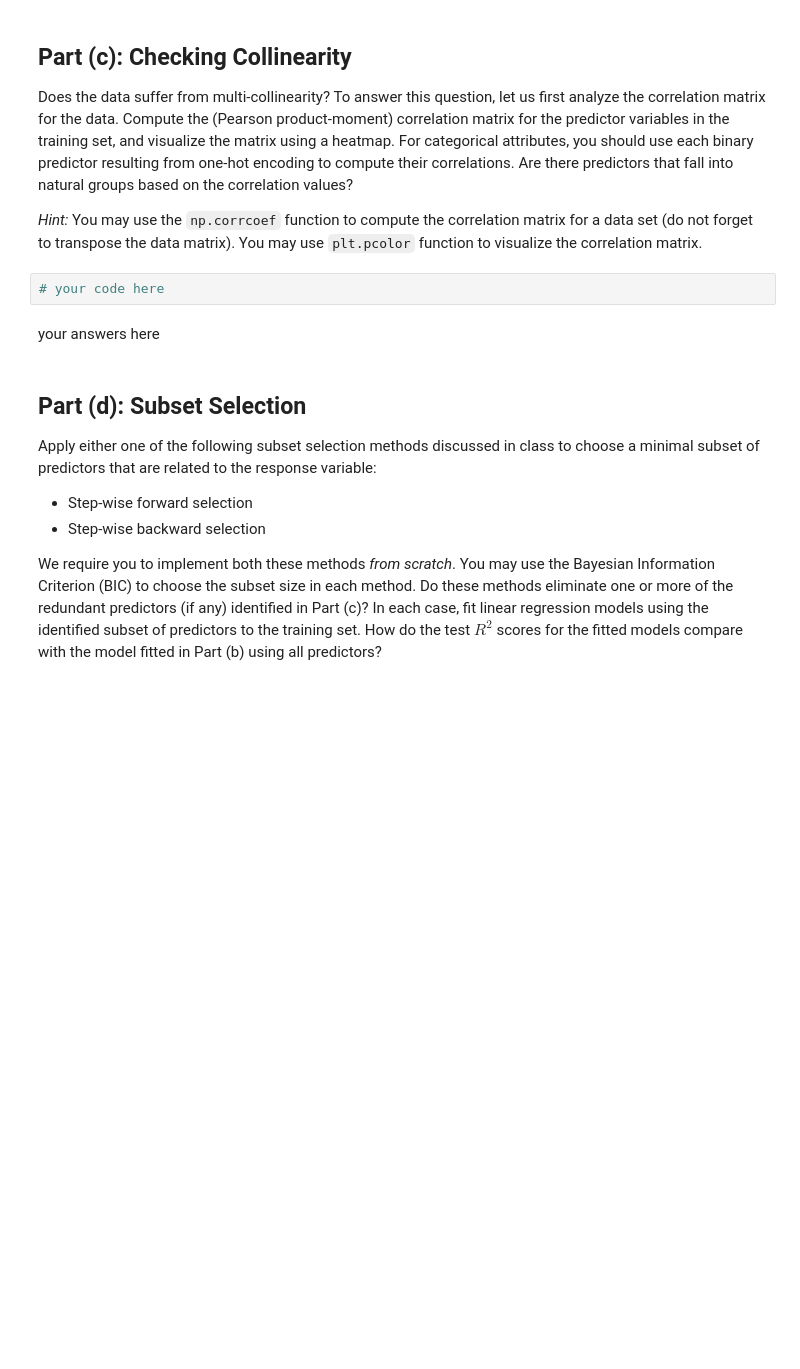
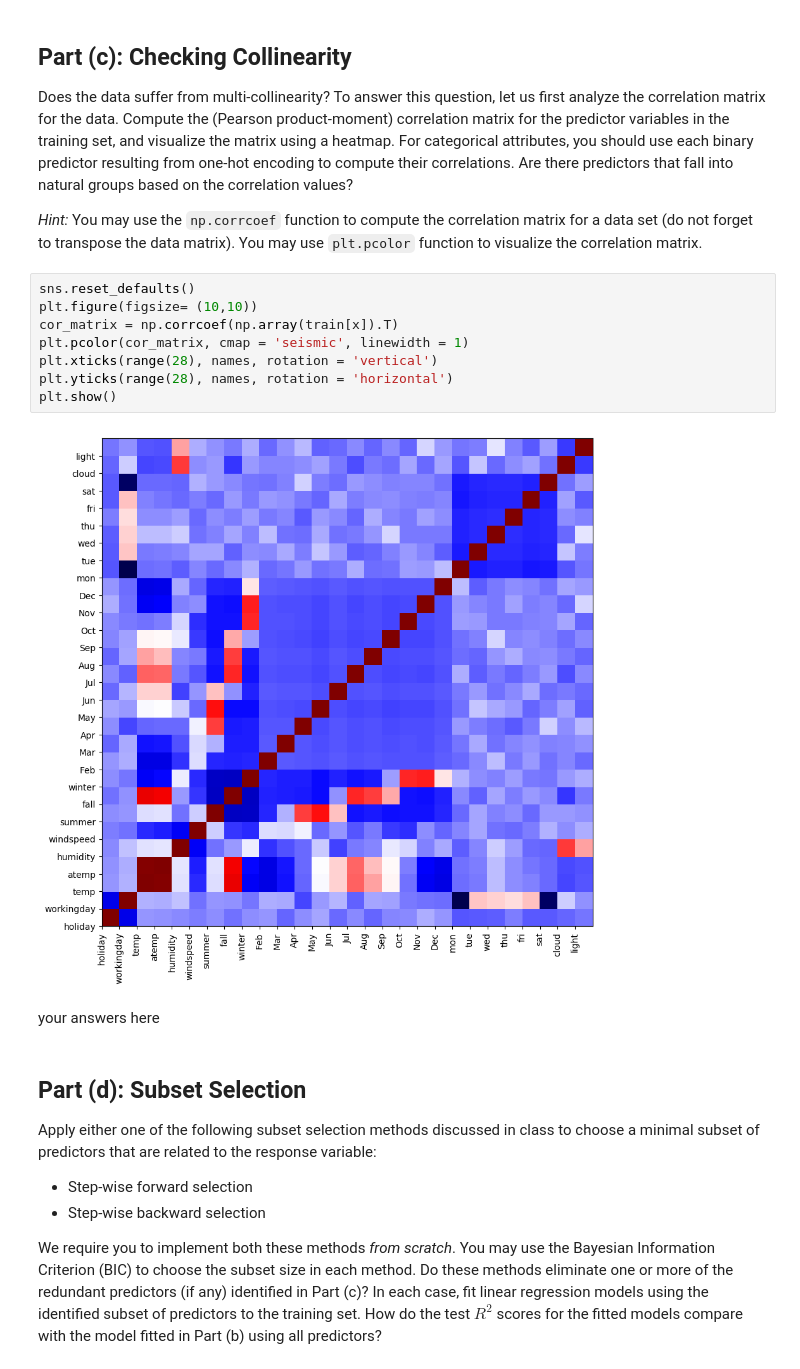
Before and after one commit to nondracek/CS109_GroupWork, a Jupyter notebook: 3/cs109a_hw3.ipynb, the cells around one changed output. Saved outputs shown, nothing was run; the diff lists cells and outputs as text; blank space fills up the shorter version.

```diff
--- a/3/cs109a_hw3.ipynb
+++ b/3/cs109a_hw3.ipynb
@@ -313,8 +314,16 @@ plt.show()
 Does the data suffer from multi-collinearity? To answer this question, let us first analyze the correlation matrix for the data. Compute the (Pearson product-moment) correlation matrix for the predictor variables in the training set, and visualize the matrix using a heatmap. For categorical attributes, you should use each binary predictor resulting from one-hot encoding to compute their correlations.  Are there predictors that fall into natural groups based on the correlation values?
 
 *Hint:* You may use the `np.corrcoef` function to compute the correlation matrix for a data set (do not forget to transpose the data matrix). You may use `plt.pcolor` function to visualize the correlation matrix.
-# %%
-# your code here
+# %%
+sns.reset_defaults()
+plt.figure(figsize= (10,10))
+cor_matrix = np.corrcoef(np.array(train[x]).T)
+plt.pcolor(cor_matrix, cmap = 'seismic', linewidth = 1)
+plt.xticks(range(28), names, rotation = 'vertical')
+plt.yticks(range(28), names, rotation = 'horizontal')
+plt.show()
+# %% [output]
+[figure, added]
 # %% [markdown]
 your answers here
 # %% [markdown]
```
Also changed, not shown: parts of 6 cells of this notebook.
